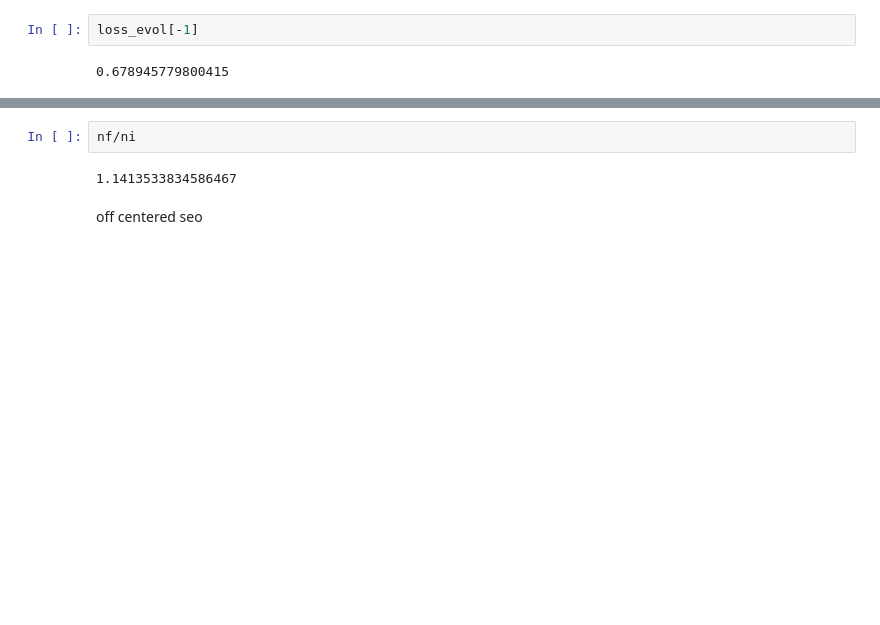
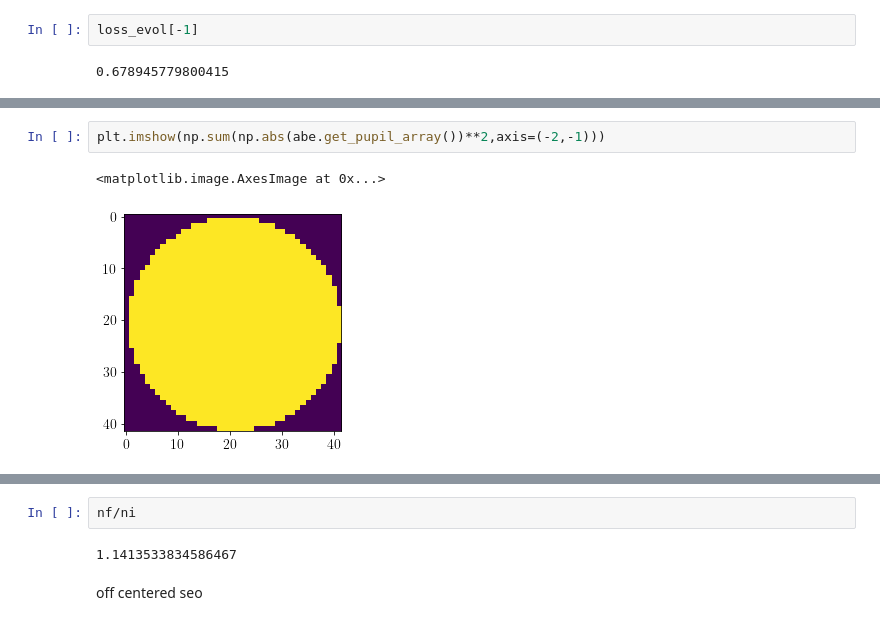
Before and after one commit to rodguti90/pyPSFstack, a Jupyter notebook: retrieval_exp_stack.ipynb, the cells around one changed output, grey strips where cells are left out. Drawn from its saved outputs; the diff is of its cells as text; blank space fills up the shorter version.

```diff
--- a/retrieval_exp_stack.ipynb
+++ b/retrieval_exp_stack.ipynb
@@ -309,0 +310,5 @@ loss_evol[-1]
+# %%
+plt.imshow(np.sum(np.abs(abe.get_pupil_array())**2,axis=(-2,-1)))
+# %% [output]
+<matplotlib.image.AxesImage at 0x...>
+[figure, added]
```
Also changed, not shown: parts of 17 cells of this notebook.
